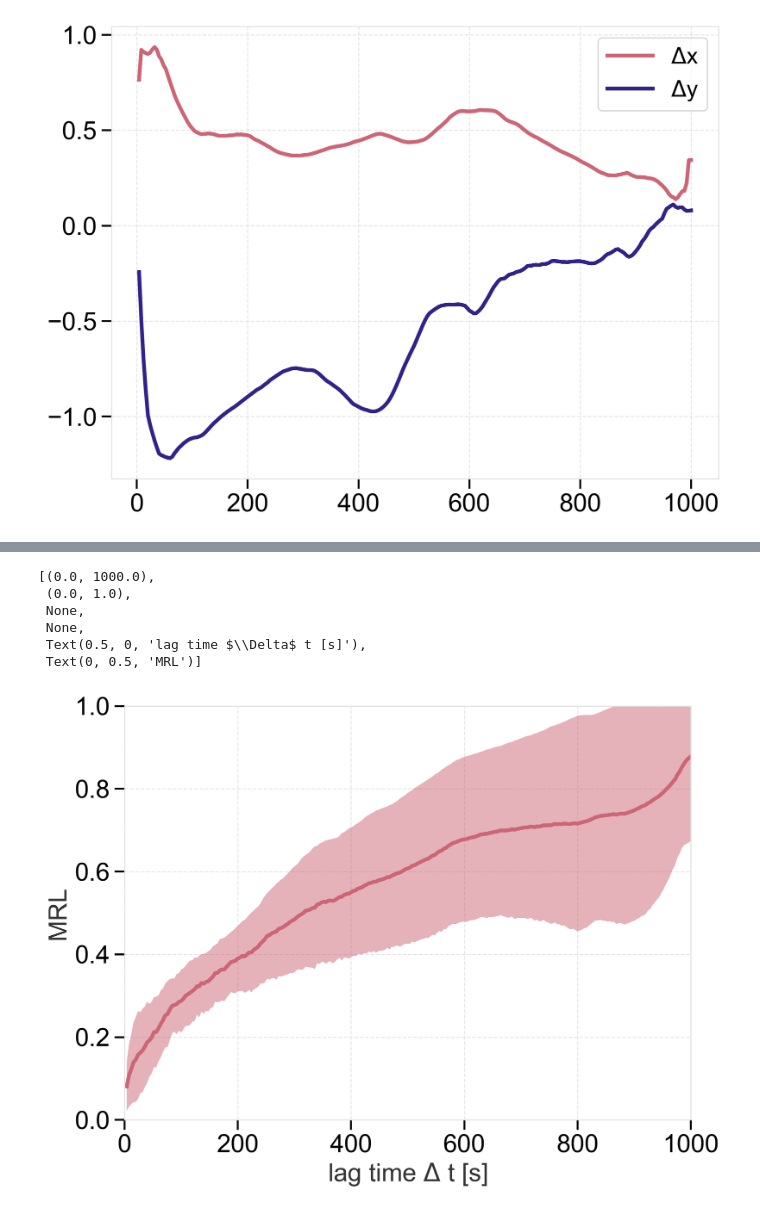
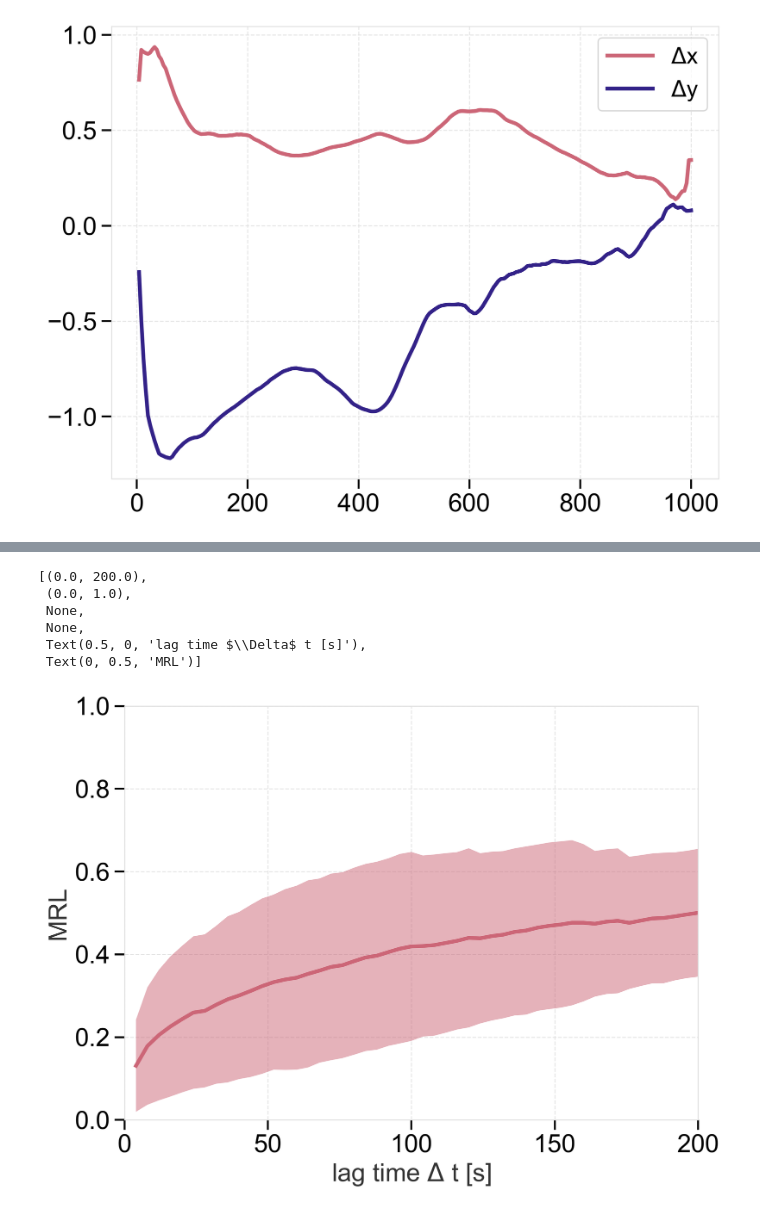
Before and after one commit to wppppupr/MTCargo_analysis, a Jupyter notebook: notebooks/Skewness.ipynb, the cells around one changed output, grey strips where cells are left out. Cells and saved outputs as stored; diff of their text form; code cells hidden in the pictures.

```diff
--- a/notebooks/Skewness.ipynb
+++ b/notebooks/Skewness.ipynb
@@ -11,6 +11,8 @@ path1 = os.path.join(mypass,"20260121/exp_crop1/beads_tracks.csv")
 path2 = os.path.join(mypass,"20260122/exp/beads_tracks.csv")
 path3 = os.path.join(mypass,"20260122/exp001/beads_tracks.csv")
 path4 = os.path.join(mypass,"20260122/exp002/beads_tracks.csv")
+
+paths = [path0, path1, path2, path3, path4]
 # %%
 import pandas as pd
 
@@ -162,24 +168,26 @@ print(mrl)
 # %%
 import matplotlib.pyplot as plt
 
+plt.style.use('../libs/my_style.mplstyle')
+
 fig, ax = plt.subplots()
 
-ax.plot(mrl['lag'], mrl['mrl'])
-ax.fill_between(mrl['lag'], mrl['mrl'] + mrl['std'], mrl['mrl'] - mrl['std'], alpha = 0.5)
+ax.plot(final_summary['lag'], final_summary['mrl_mean'])
+ax.fill_between(final_summary['lag'], final_summary['mrl_mean']+final_summary['mrl_exp_std'], final_summary['mrl_mean']-final_summary['mrl_exp_std'], alpha = 0.5)
 
 ax.set(
-    xlim=(0, 1000),
+    xlim=(0, 200),
     ylim=(0, 1),
     xscale='linear',
     yscale='linear',
     xlabel='lag time $\Delta$ t [s]',
     ylabel='MRL'
     )
 # %% [output]
-[(0.0, 1000.0),
+[(0.0, 200.0),
  (0.0, 1.0),
  None,
  None,
  Text(0.5, 0, 'lag time $\\Delta$ t [s]'),
  Text(0, 0.5, 'MRL')]
-[figure, old version]
+[figure, new version]
```
Also changed, not shown: parts of 2 cells of this notebook, 1 other file.
